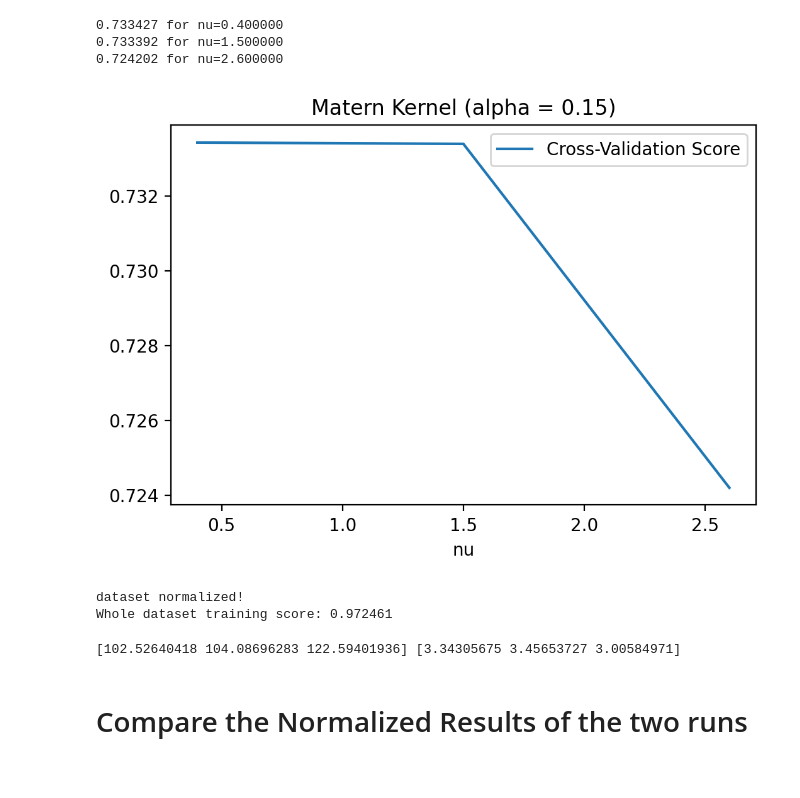
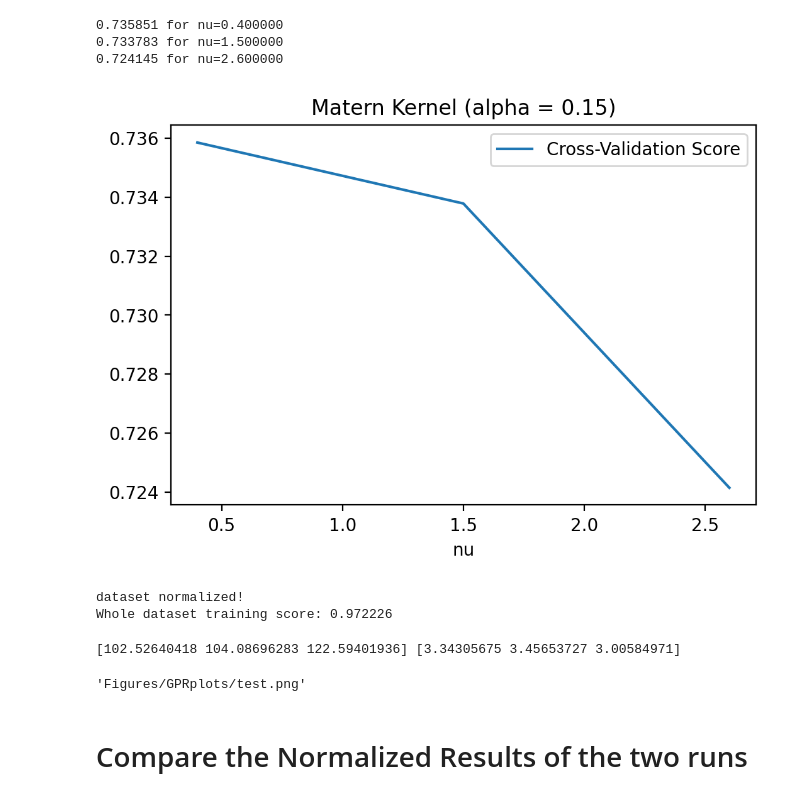
Before and after one commit to yubinhu/Venus-Exploration, a Jupyter notebook: GRonData.ipynb, the cells around one changed output. Saved outputs shown, nothing was run; the diff lists cells and outputs as text; code cells hidden in the pictures.

```diff
--- a/GRonData.ipynb
+++ b/GRonData.ipynb
@@ -174,27 +174,28 @@ Test score:  0.794019
 # %%
 # Matern nu tuning
 cv_score = []
 nus = np.linspace(0.4, 2.6, 3)
 relu = lambda x: x if x>0 else 0
+alpha = 0.15
 for nu in nus:
     kernel = Matern(nu=nu)
     gpr = GaussianProcessRegressor(kernel=kernel,random_state=0, alpha=alpha).fit(venus.X_train, venus.y_train)
     cvs = cross_val_score(gpr, X, y)
     avg_cvs = sum(cvs)/len(cvs)
     print("%f for nu=%f"%(avg_cvs, nu))
     cv_score.append(avg_cvs)
 
 cv_score = [relu(x) for x in cv_score]
 plt.plot(nus, cv_score, label="Cross-Validation Score")
 plt.legend()
 plt.xlabel("nu")
 plt.title("Matern Kernel (alpha = 0.15)")
 plt.savefig("Matern nu.png")
 # %% [output]
-0.733427 for nu=0.400000
-0.733392 for nu=1.500000
-0.724202 for nu=2.600000
+0.735851 for nu=0.400000
+0.733783 for nu=1.500000
+0.724145 for nu=2.600000
-[figure, old version]
+[figure, new version]
 # %%
 # use all available data for the final model
 kernel = Matern(nu=0.66)
@@ -206,7 +207,7 @@ gpr = GaussianProcessRegressor(kernel=kernel,random_state=1, alpha=alpha).fit(ve
 print("Whole dataset training score: %f"%gpr.score(venus_whole.X_train, venus_whole.y_train))
 # %% [output]
 dataset normalized!
-Whole dataset training score: 0.972461
+Whole dataset training score: 0.972226
 # %%
 # save the model and print the normalizing lists used
 with open("Models/gprMatern0.66.dump" , "wb") as f:
@@ -255,3 +300,8 @@ def plot_cross_section(gpr, z_plot, dataset=venus_whole, plotVar=False, z_ratio
+# %%
+gauss_mean, gauss_var = denormalize_gpr(gpr)
+plot_4D_CS(gauss_mean, 123, wbounds=(0,170))
+# %% [output]
+'Figures/GPRplots/test.png'
 # %%
 GEN_PLOTS = False
 if GEN_PLOTS:
```
Also changed, not shown: parts of 2 cells of this notebook, 4 other files.
